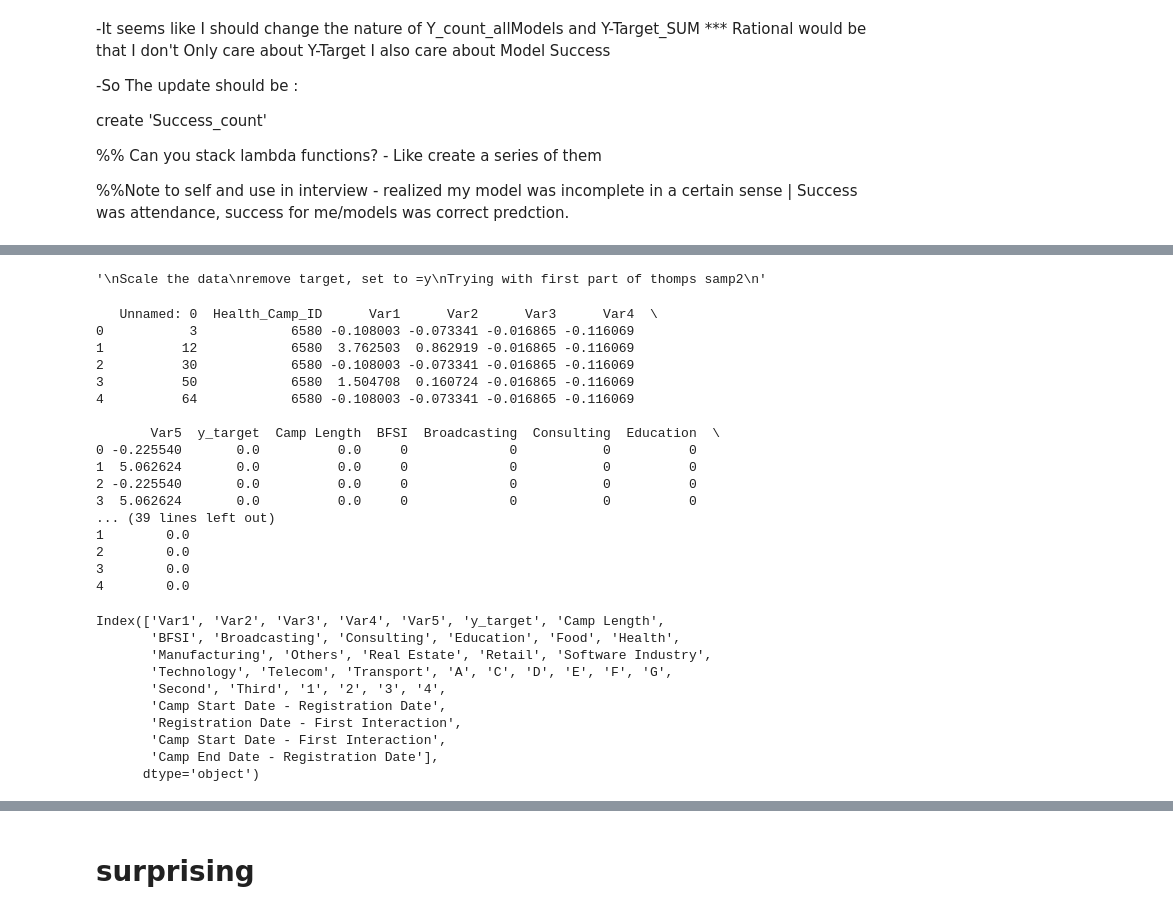
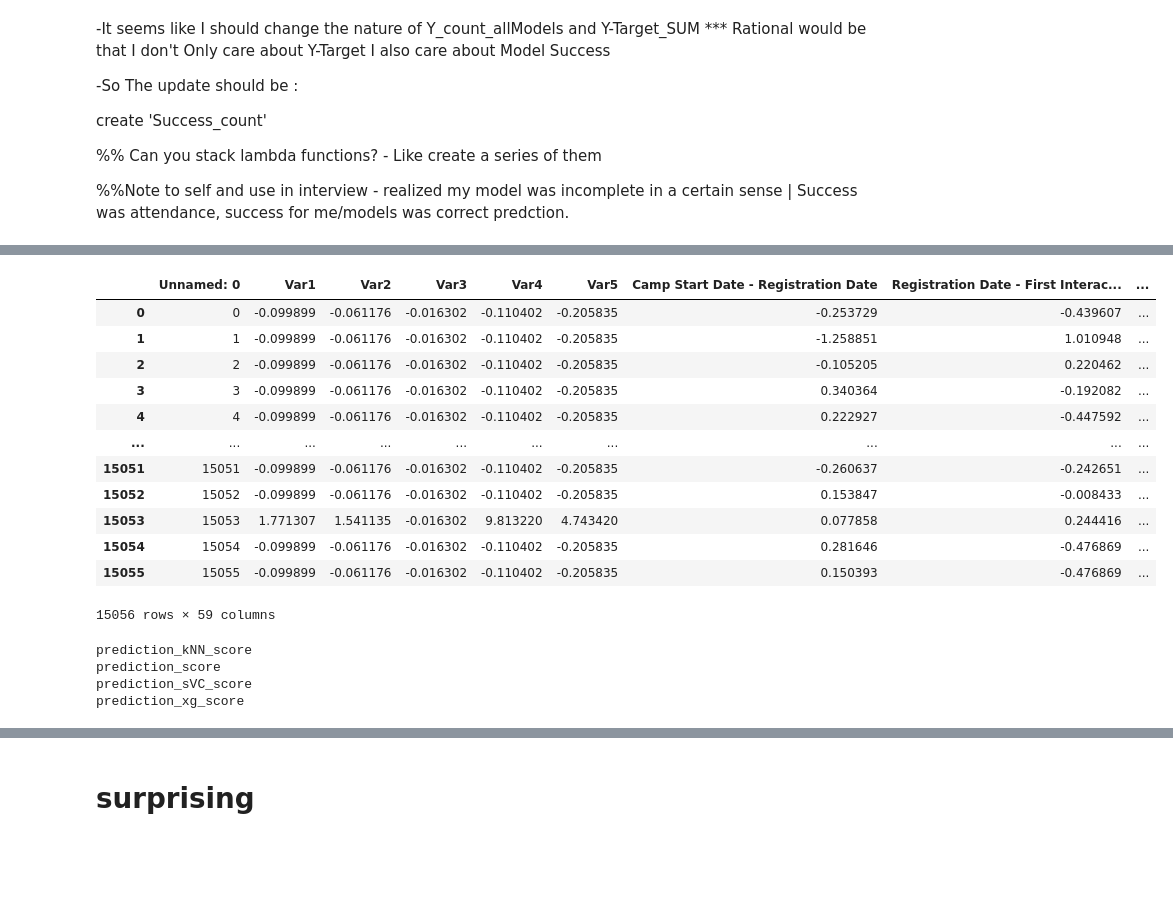
Before and after one commit to AChezick/Capstone2, a Jupyter notebook: Notebooks/Phase_4_AB.ipynb, the cells around one changed output, grey strips where cells are left out. Drawn from its saved outputs; the diff is of its cells as text; code cells hidden in the pictures; blank space fills up the shorter version.

```diff
--- a/Notebooks/Phase_4_AB.ipynb
+++ b/Notebooks/Phase_4_AB.ipynb
@@ -96,0 +105,2 @@ a = pd.read_csv('/home/allen/Galva/capstones/capstone2/src/explore/temp_csv/thom
+# %%
+a = dff.copy()
@@ -251,42 +236,8 @@ from preprocessing import *
 Scale the data
 remove target, set to =y
 Trying with first part of thomps samp2
+
+if y_target = 0  & wins = 0 then y_target = 4
 '''
+
+def success():
-# %% [output]
-'\nScale the data\nremove target, set to =y\nTrying with first part of thomps samp2\n'
-# %%
-a2 = scale(a)
-print(a2.head())
-# %% [output]
-   Unnamed: 0  Health_Camp_ID      Var1      Var2      Var3      Var4  \
-0           3            6580 -0.108003 -0.073341 -0.016865 -0.116069
-1          12            6580  3.762503  0.862919 -0.016865 -0.116069
-2          30            6580 -0.108003 -0.073341 -0.016865 -0.116069
-3          50            6580  1.504708  0.160724 -0.016865 -0.116069
-4          64            6580 -0.108003 -0.073341 -0.016865 -0.116069
-
-       Var5  y_target  Camp Length  BFSI  Broadcasting  Consulting  Education  \
-0 -0.225540       0.0          0.0     0             0           0          0
-1  5.062624       0.0          0.0     0             0           0          0
-2 -0.225540       0.0          0.0     0             0           0          0
-3  5.062624       0.0          0.0     0             0           0          0
-... (39 lines left out)
-1        0.0
-2        0.0
-3        0.0
-4        0.0
-# %%
-a_ = a.drop(['Unnamed: 0', 'Health_Camp_ID','SVC', 'svc_preds', 'XG','xg_preds', 'log', 'log_preds', 'Patient_ID'], axis = 1)
-print(a_.columns)
-y_target = a_['y_target']
-# %% [output]
-Index(['Var1', 'Var2', 'Var3', 'Var4', 'Var5', 'y_target', 'Camp Length',
-       'BFSI', 'Broadcasting', 'Consulting', 'Education', 'Food', 'Health',
-       'Manufacturing', 'Others', 'Real Estate', 'Retail', 'Software Industry',
-       'Technology', 'Telecom', 'Transport', 'A', 'C', 'D', 'E', 'F', 'G',
-       'Second', 'Third', '1', '2', '3', '4',
-       'Camp Start Date - Registration Date',
-       'Registration Date - First Interaction',
-       'Camp Start Date - First Interaction',
-       'Camp End Date - Registration Date'],
-      dtype='object')
@@ -292,0 +248,16 @@ Index(['Var1', 'Var2', 'Var3', 'Var4', 'Var5', 'y_target', 'Camp Length',
+# %%
+a2
+# %% [output]
+|  | Unnamed: 0 | Var1 | Var2 | Var3 | Var4 | Var5 | Camp Start Date - Registration Date | Registration Date - First Interac... | ... |
+| 0 | 0 | -0.099899 | -0.061176 | -0.016302 | -0.110402 | -0.205835 | -0.253729 | -0.439607 | ... |
+| 1 | 1 | -0.099899 | -0.061176 | -0.016302 | -0.110402 | -0.205835 | -1.258851 | 1.010948 | ... |
+| 2 | 2 | -0.099899 | -0.061176 | -0.016302 | -0.110402 | -0.205835 | -0.105205 | 0.220462 | ... |
+| 3 | 3 | -0.099899 | -0.061176 | -0.016302 | -0.110402 | -0.205835 | 0.340364 | -0.192082 | ... |
+| 4 | 4 | -0.099899 | -0.061176 | -0.016302 | -0.110402 | -0.205835 | 0.222927 | -0.447592 | ... |
+| ... | ... | ... | ... | ... | ... | ... | ... | ... | ... |
+| 15051 | 15051 | -0.099899 | -0.061176 | -0.016302 | -0.110402 | -0.205835 | -0.260637 | -0.242651 | ... |
+| 15052 | 15052 | -0.099899 | -0.061176 | -0.016302 | -0.110402 | -0.205835 | 0.153847 | -0.008433 | ... |
+| 15053 | 15053 | 1.771307 | 1.541135 | -0.016302 | 9.813220 | 4.743420 | 0.077858 | 0.244416 | ... |
+| 15054 | 15054 | -0.099899 | -0.061176 | -0.016302 | -0.110402 | -0.205835 | 0.281646 | -0.476869 | ... |
+| 15055 | 15055 | -0.099899 | -0.061176 | -0.016302 | -0.110402 | -0.205835 | 0.150393 | -0.476869 | ... |
+15056 rows × 59 columns
@@ -292,0 +282,7 @@ Index(['Var1', 'Var2', 'Var3', 'Var4', 'Var5', 'y_target', 'Camp Length',
+# %%
+df3 = happen()
+# %% [output]
+prediction_kNN_score
+prediction_score
+prediction_sVC_score
+prediction_xg_score
```
Also changed, not shown: parts of 50 cells of this notebook, 4 other files.
